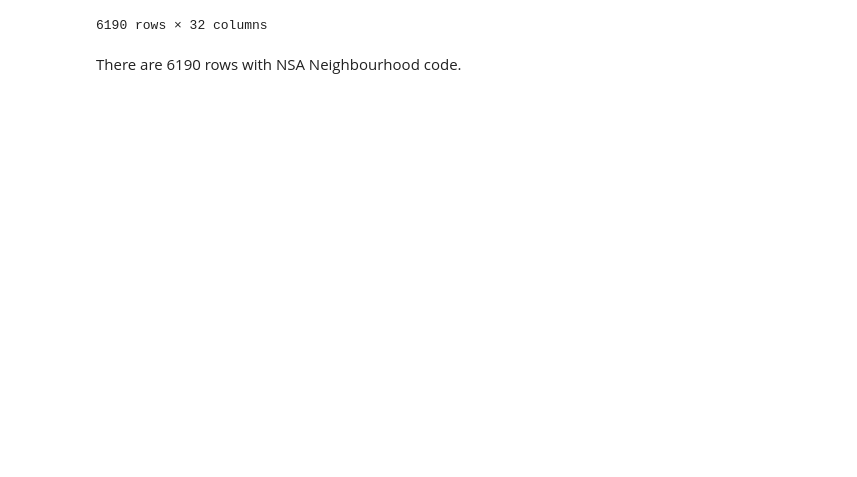
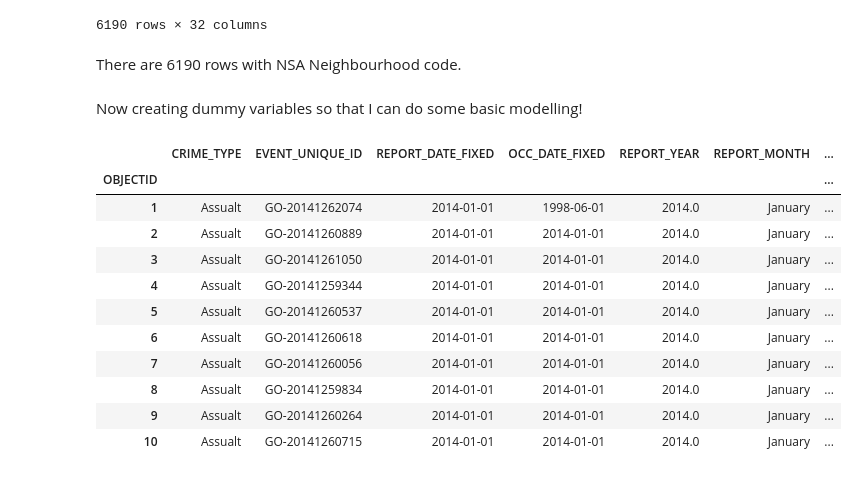
Before and after one commit to arsalan-radhu/Capstone_TorontoCrime, a Jupyter notebook: Notebooks/AdvancedEDA_Sprint2.ipynb, the cells around one changed output. Cells and saved outputs as stored; diff of their text form; code cells hidden in the pictures; blank space fills up the shorter version.

```diff
--- a/Notebooks/AdvancedEDA_Sprint2.ipynb
+++ b/Notebooks/AdvancedEDA_Sprint2.ipynb
@@ -164,3 +206,28 @@ final_df[final_df['HOOD_158'] == 'NSA']
 6190 rows × 32 columns
 # %% [markdown]
 There are 6190 rows with NSA Neighbourhood code.
+# %% [markdown]
+Now creating dummy variables so that I can do some basic modelling!
+# %%
+#Perform one-hot encoding
+dummies = pd.get_dummies(final_df['DIVISION'])
+
+# Concatenate the one-hot encoded columns to the original dataframe
+final_df = pd.concat([final_df, dummies], axis=1)
+# %%
+final_df = final_df.drop('DIVISION', axis=1)
+
+final_df.head(10)
+# %% [output]
+|  | CRIME_TYPE | EVENT_UNIQUE_ID | REPORT_DATE_FIXED | OCC_DATE_FIXED | REPORT_YEAR | REPORT_MONTH | ... |
+| OBJECTID |  |  |  |  |  |  | ... |
+| 1 | Assualt | GO-20141262074 | 2014-01-01 | 1998-06-01 | 2014.0 | January | ... |
+| 2 | Assualt | GO-20141260889 | 2014-01-01 | 2014-01-01 | 2014.0 | January | ... |
+| 3 | Assualt | GO-20141261050 | 2014-01-01 | 2014-01-01 | 2014.0 | January | ... |
+| 4 | Assualt | GO-20141259344 | 2014-01-01 | 2014-01-01 | 2014.0 | January | ... |
+| 5 | Assualt | GO-20141260537 | 2014-01-01 | 2014-01-01 | 2014.0 | January | ... |
+| 6 | Assualt | GO-20141260618 | 2014-01-01 | 2014-01-01 | 2014.0 | January | ... |
+| 7 | Assualt | GO-20141260056 | 2014-01-01 | 2014-01-01 | 2014.0 | January | ... |
+| 8 | Assualt | GO-20141259834 | 2014-01-01 | 2014-01-01 | 2014.0 | January | ... |
+| 9 | Assualt | GO-20141260264 | 2014-01-01 | 2014-01-01 | 2014.0 | January | ... |
+| 10 | Assualt | GO-20141260715 | 2014-01-01 | 2014-01-01 | 2014.0 | January | ... |
```
Also changed, not shown: parts of 54 cells of this notebook.
